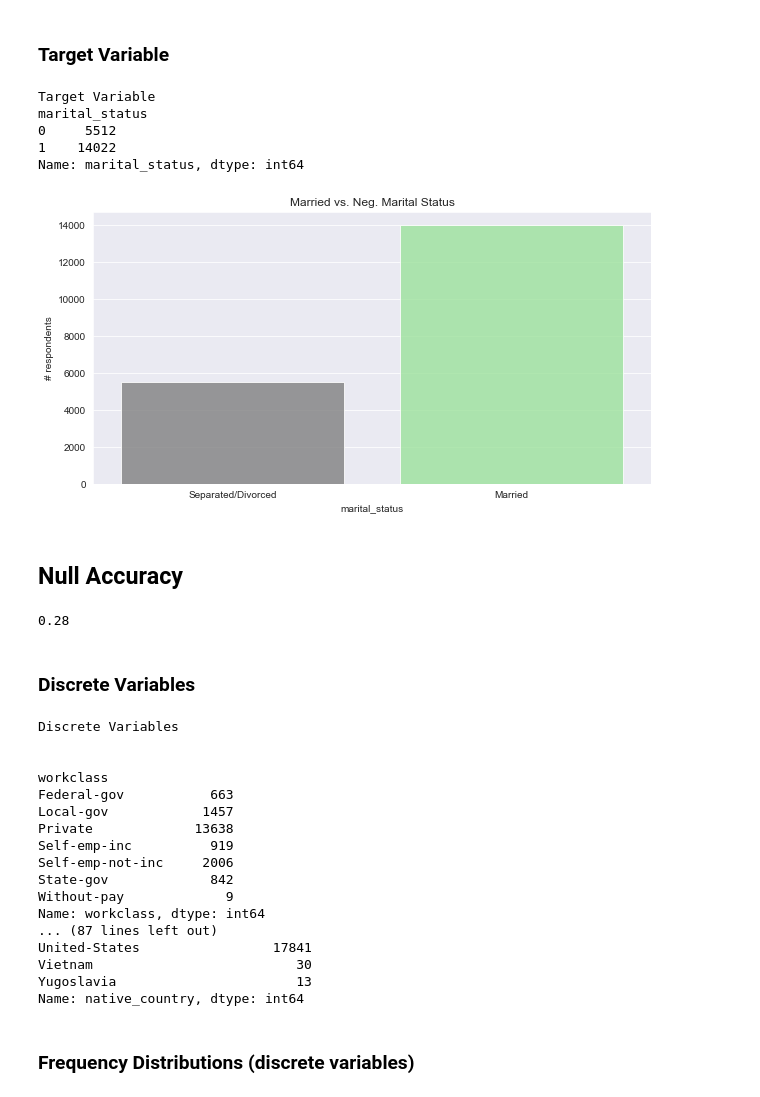
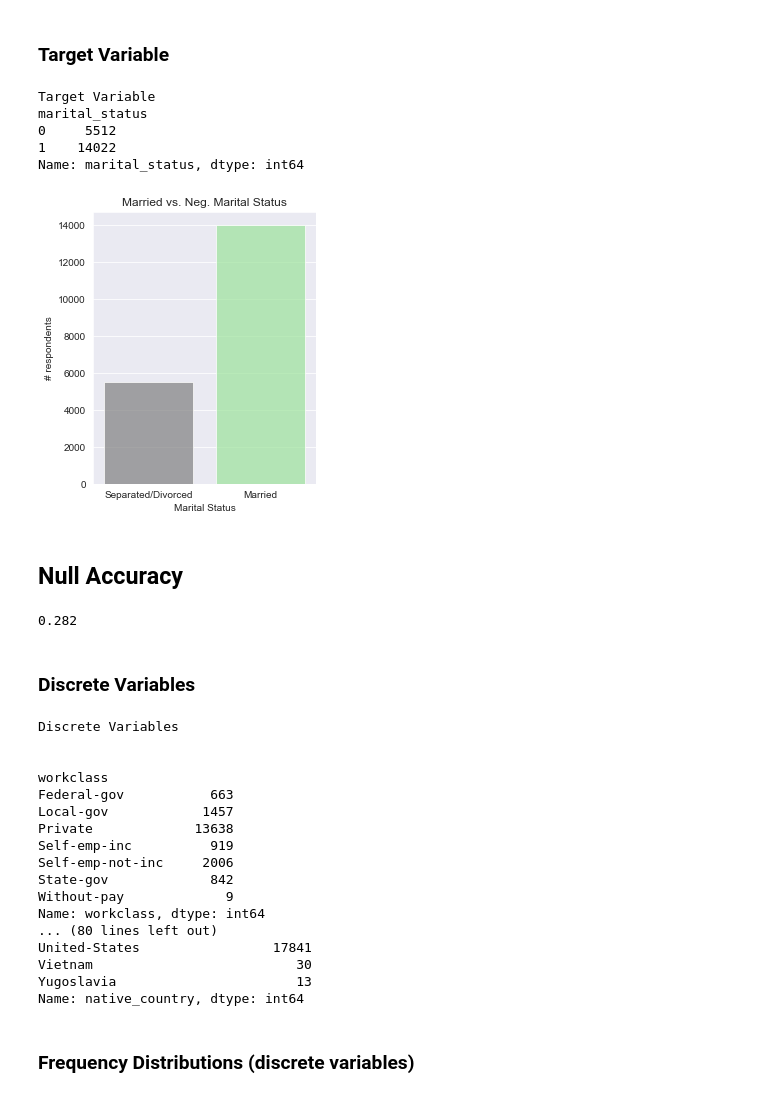
Before and after one commit to davebletsch/Marraige_Success_Predictor, a Jupyter notebook: EDA.ipynb, the cells around one changed output. Saved outputs shown, nothing was run; the diff lists cells and outputs as text; code cells hidden in the pictures.

```diff
--- a/EDA.ipynb
+++ b/EDA.ipynb
@@ -6,4 +6,4 @@ import seaborn as sns
 import matplotlib.pyplot as plt
 %matplotlib inline
 # %%
-df = pd.read_csv('adult.data', header=None)
+df = pd.read_csv('marriage.csv')
@@ -14,7 +9,0 @@ df = pd.read_csv('adult.data', header=None)
-# %%
-# rename columns
-columns = ['age', 'workclass', 'final_weight', 'education', 'education_num',
-           'marital_status', 'occupation', 'relationship', 'race',
-           'sex', 'capital_gain', 'capital_loss', 'hours_per_week',
-           'native_country', 'income']
-df.columns=columns
@@ -26,10 +9,0 @@ columns_dis = ['workclass', 'education_num', 'occupation',
-# %%
-# Remove leading white space in text columns
-df.workclass      = df.workclass.str.strip()
-df.education      = df.education.str.strip()
-df.marital_status = df.marital_status.str.strip()
-df.occupation     = df.occupation.str.strip()
-df.race           = df.race.str.strip()
-df.sex            = df.sex.str.strip()
-df.native_country = df.native_country.str.strip()
-df.income         = df.income.str.strip()
@@ -42,3 +9,0 @@ df.shape
-# %%
-# drop 24 duplicate rows
-df.drop_duplicates(keep='first', inplace=True)
@@ -197,22 +33,23 @@ df4.to_csv('marriage.csv')
 # %%
 # Favorable Marriage Count
 print('Target Variable')
-print(df4.groupby(['marital_status']).marital_status.count())
+print(df.groupby(['marital_status']).marital_status.count())
 
 # Target Variable Countplot
 sns.set_style('darkgrid')
-fig_target = plt.figure(figsize = (10,5))
-sns.countplot(df4['marital_status'], alpha =.80, palette= ['grey','lightgreen'])
+fig_target = plt.figure(figsize = (4,5))
+sns.countplot(df['marital_status'], alpha =.70, palette= ['grey','lightgreen'])
 plt.title('Married vs. Neg. Marital Status')
 plt.ylabel('# respondents')
+plt.xlabel('Marital Status')
 plt.xticks(ticks=[0,1], labels=['Separated/Divorced', 'Married'])
 plt.show()
 # %% [output]
 Target Variable
 marital_status
 0     5512
 1    14022
 Name: marital_status, dtype: int64
-[figure, old version]
+[figure, new version]
 # %% [markdown]
 ## Null Accuracy
@@ -219,23 +63,23 @@ Name: marital_status, dtype: int64
 # %%
 # Null accuracy
-null_acc = len(df4[not_married])/len(df4)
+null_acc = len(df[not_married])/len(df)
 
 # Assuming every marriage will end in divorce/separation using this data
 # National Average: between 42-45%
-print('{:0.2f}'.format(null_acc))
+print('{:0.3f}'.format(null_acc))
 # %% [output]
-0.28
+0.282
 # %% [markdown]
 ### Discrete Variables
 # %%
 # Identify categorical features
 print('Discrete Variables\n\n')
-print(df4.groupby('workclass').workclass.count(), '\n')
-print(df4.groupby('education_num').education_num.count(), '\n')
-print(df4.groupby('occupation').occupation.count(), '\n')
-print(df4.groupby('race').race.count(), '\n')
-print(df4.groupby('sex').sex.count(), '\n')
-print(df4.groupby('native_country').native_country.count(), '\n')
+print(df.groupby('workclass').workclass.count(), '\n')
+print(df.groupby('education_num').education_num.count(), '\n')
+print(df.groupby('occupation').occupation.count(), '\n')
+print(df.groupby('race').race.count(), '\n')
+print(df.groupby('sex').sex.count(), '\n')
+print(df.groupby('native_country').native_country.count(), '\n')
 # %% [output]
 Discrete Variables
 
@@ -249,7 +93,7 @@ Self-emp-not-inc     2006
 State-gov             842
 Without-pay             9
 Name: workclass, dtype: int64
-... (87 lines left out)
+... (80 lines left out)
 United-States                 17841
 Vietnam                          30
 Yugoslavia                       13
```
Also changed, not shown: parts of 113 cells of this notebook, 2 other files.
